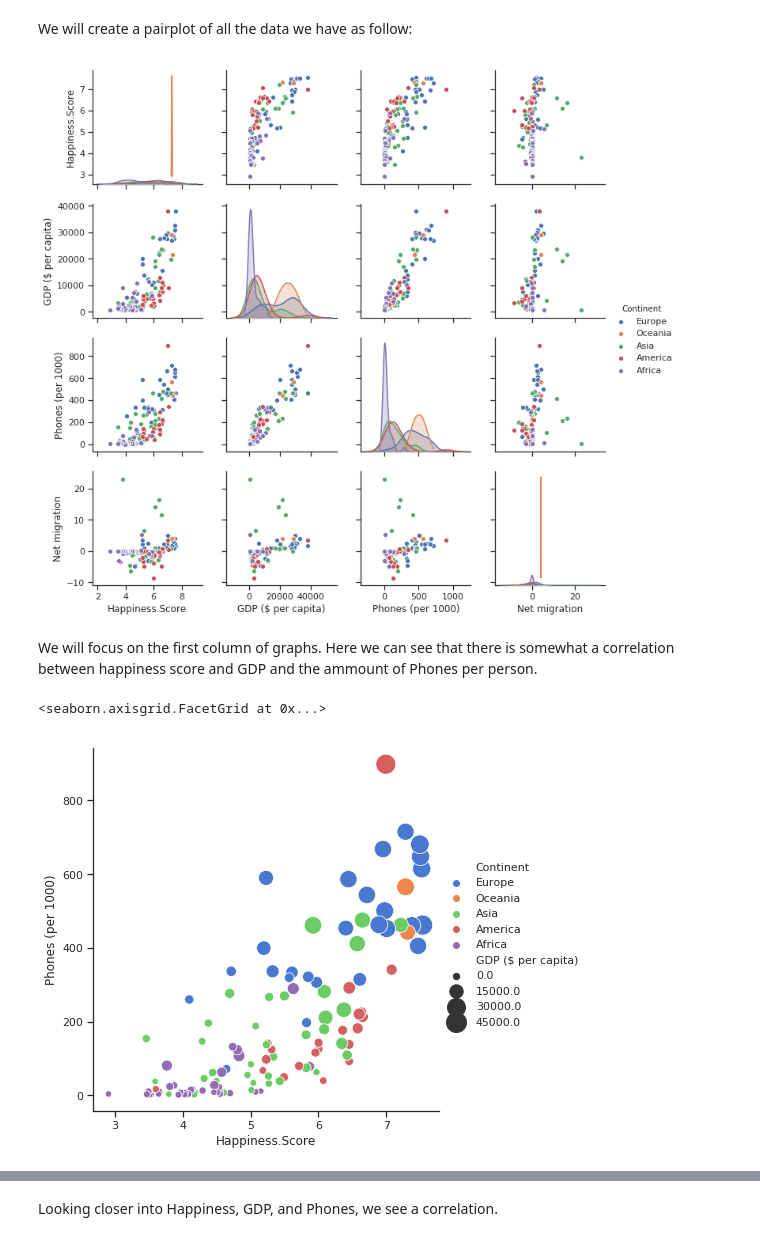
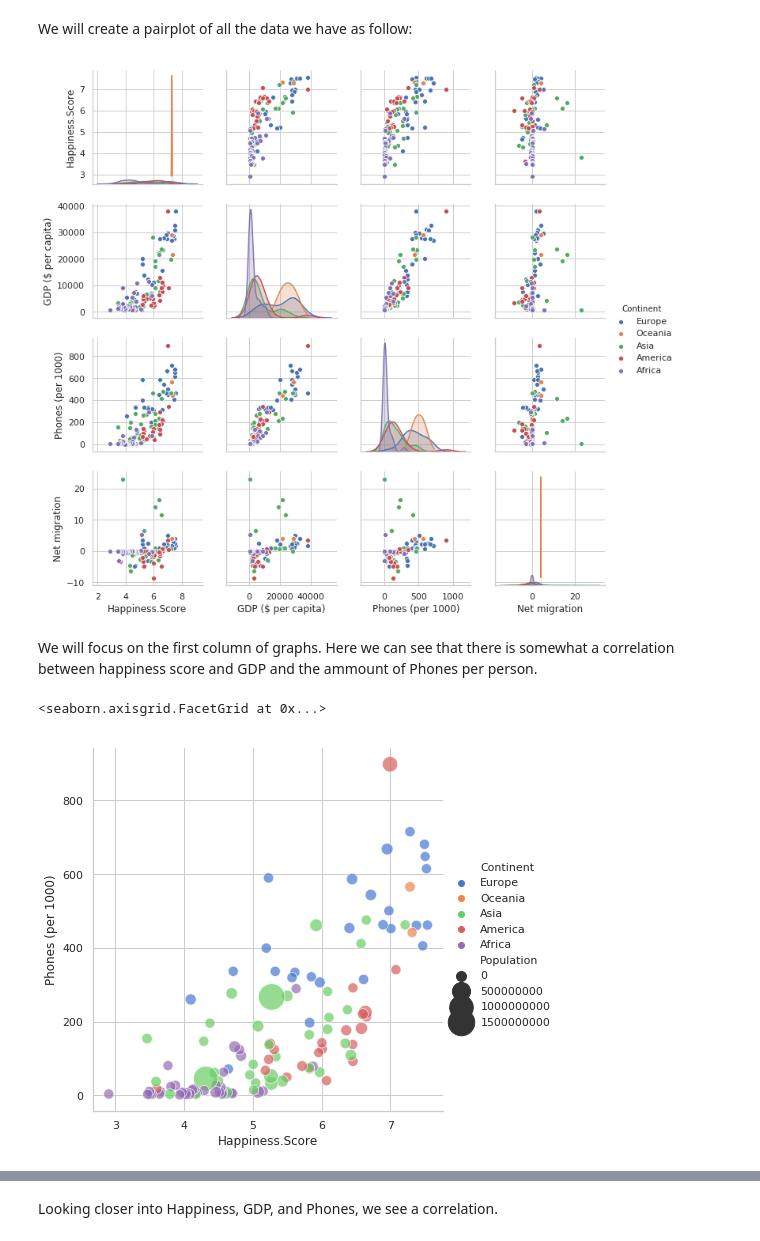
Before and after one commit to minhta16/DATA360, a Jupyter notebook: Individual/IndividualProject.ipynb, the cells around one changed output, grey strips where cells are left out. Saved outputs shown, nothing was run; the diff lists cells and outputs as text; code cells hidden in the pictures.

```diff
--- a/Individual/IndividualProject.ipynb
+++ b/Individual/IndividualProject.ipynb
@@ -24,5 +26,4 @@ happiness2017[0:5]
 | 3 | Switzerland | 4 | 7.494 | 7.561772 | 7.426227 | 1.564980 | 1.516912 | ... |
 | 4 | Finland | 5 | 7.469 | 7.527542 | 7.410458 | 1.443572 | 1.540247 | ... |
 # %%
-countries = pd.read_csv('countries of the world.csv')
-countries[0:5]
+countries = pd.read_csv('countries of the world.csv', decimal=',')
@@ -58,8 +49,0 @@ I figured out that the second dataset has commas as decimal point. So we will ha
-# %%
-graphDat['GDP ($ per capita)'] = pd.to_numeric(graphDat['GDP ($ per capita)'].astype(str).str.replace(',','.'))
-graphDat['Literacy (%)'] = pd.to_numeric(graphDat['Literacy (%)'].astype(str).str.replace(',','.')) / 100.0
-graphDat['Phones (per 1000)'] = pd.to_numeric(graphDat['Phones (per 1000)'].astype(str).str.replace(',','.'))
-graphDat['Net migration'] = pd.to_numeric(graphDat['Net migration'].astype(str).str.replace(',','.'))
-graphDat['Freedom'] = pd.to_numeric(graphDat['Freedom'])
-graphDat['Pop. Density (per sq. mi.)'] = pd.to_numeric(graphDat['Pop. Density (per sq. mi.)'].astype(str).str.replace(',','.'))
-graphDat['Net migration'] = pd.to_numeric(graphDat['Net migration'].astype(str).str.replace(',','.'))
@@ -105,5 +99,3 @@ import numpy as np
 %matplotlib inline
 # %% [markdown]
 For this, I tried to manipulate Literacy data because it was throwing errors earlier, but I haven't got it done yet. I will try again later. We will skip Literacy for now.
-# %%
-graphDat['Literacy (%)'] = graphDat['Literacy (%)'] * 100
@@ -110,17 +105,18 @@ graphDat['Literacy (%)'] = graphDat['Literacy (%)'] * 100
 # %% [markdown]
 We will create a pairplot of all the data we have as follow:
 # %%
-sns.set(style="ticks")
+sns.set(style="whitegrid")
+
 
 sns.pairplot(graphDat, hue='Continent', vars=['Happiness.Score', 'GDP ($ per capita)', 'Phones (per 1000)', 'Net migration']);
 # %% [output]
-[figure, old version]
+[figure, new version]
 # %% [markdown]
 We will focus on the first column of graphs. Here we can see that there is somewhat a correlation between happiness score and GDP and the ammount of Phones per person.
 # %%
-sns.relplot(x="Happiness.Score", y="Phones (per 1000)", hue="Continent", size="GDP ($ per capita)",
-            sizes=(40, 400), alpha=1, palette="muted",
+sns.relplot(x="Happiness.Score", y="Phones (per 1000)", hue="Continent", size="Population",
+            sizes=(100, 700), alpha=.7, palette="muted",
             height=6, data=graphDat)
 # %% [output]
 <seaborn.axisgrid.FacetGrid at 0x...>
-[figure, old version]
+[figure, new version]
```
Also changed, not shown: parts of 20 cells of this notebook.
